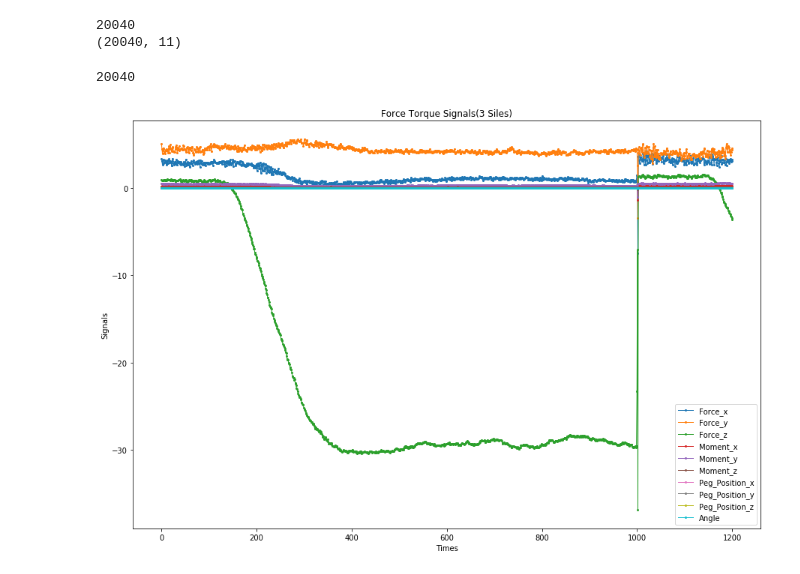
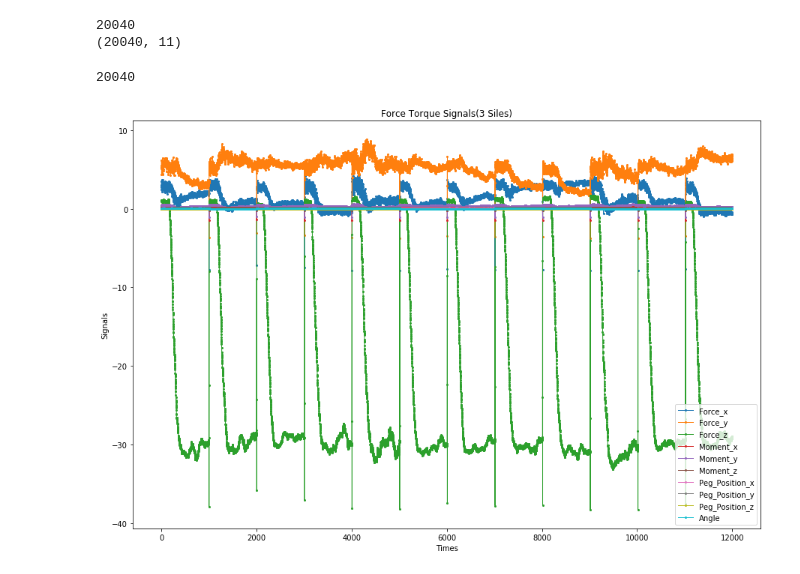
Before and after one commit to huangjiancong1/generate_signals, a Jupyter notebook: experiments/VAE_ALL_slides/Test_VAE with F_T_sensor_all_sides_scaled_unscaled_11_dim.ipynb, the cells around one changed output. Cells and saved outputs as stored; diff of their text form; code cells hidden in the pictures.

```diff
--- a/experiments/VAE_ALL_slides/Test_VAE with F_T_sensor_all_sides_scaled_unscaled_11_dim.ipynb
+++ b/experiments/VAE_ALL_slides/Test_VAE with F_T_sensor_all_sides_scaled_unscaled_11_dim.ipynb
@@ -299,16 +299,45 @@ plt.show()
 [figure]
 # %%
 # batch_size = 10
-z = torch.randn([batch_size*100, 2]).to(device)
+# z = torch.randn([batch_size*100, 2]).to(device)
+# a = torch.normal(mean=0,std=torch.arange(1,6))
 # z = np.random.normal(0,0.1,10)
-print(z)
+
+z = torch.tensor(
+    [[1,-1],
+    [2,3],
+    [-1,2],
+    [-1.5,2.9],
+    [1,-3.1],
+    [0,2],
+    [0.13, 0.8],
+    [3,-1],
+    [2,-1.3],
+    [2,3],
+    [-1,2],
+    [-1.5,2.9],
+    [1,-3.1],
+    [0,2],
+    [0.13, 0.8],
+    [3,-1],
+    [2,-1.3],
+    [0.13, 0.8],
+    [3,-1],
+    [-0.3,2]]
+                ).to(device)
+
+print(len(z))
+
 # z = torch.FloatTensor(z).to(device)
 visual_z = z.cpu().numpy()
+print(visual_z)
 
 import matplotlib.pyplot as plt
 import numpy as np
 X = visual_z[:,0]
+print(X)
 Y = visual_z[:,1]
+print(Y)
 
 colors = np.arctan(Y,X) # color
 
@@ -396,7 +435,7 @@ sides = z_generated_signals
 print(len(sides))
 
 first = 0
-slip = 1200
+slip = 12000
 
 # Peg_Position_x = sides[:,0]
 Peg_Position_x = sides[:,0][first:slip]
@@ -451,31 +490,31 @@ Moment_z = sides[:,9][first:slip]
 # print(min(Counter))
 # print(max(Counter))
 
 
 # x = Time
 x = np.linspace(0,len(Moment_z),len(Moment_z))
 
 plt.plot(x, Force_x, marker='o', linestyle='-', markersize=2, linewidth=1, label='Force_x')
 plt.plot(x, Force_y, marker='o', linestyle='-', markersize=2, linewidth=1, label='Force_y')
 plt.plot(x, Force_z, marker='o', linestyle='-', markersize=2, linewidth=1, label='Force_z')
 
 plt.plot(x, Moment_x, marker='o', linestyle='-', markersize=2, linewidth=1, label='Moment_x')
 plt.plot(x, Moment_y, marker='o', linestyle='-', markersize=2, linewidth=1, label='Moment_y')
 plt.plot(x, Moment_z, marker='o', linestyle='-', markersize=2, linewidth=1, label='Moment_z')
 
 plt.plot(x, Peg_Position_x, marker='o', linestyle='-', markersize=2, linewidth=1, label='Peg_Position_x')
 plt.plot(x, Peg_Position_y, marker='o', linestyle='-', markersize=2, linewidth=1, label='Peg_Position_y')
 plt.plot(x, Peg_Position_z, marker='o', linestyle='-', markersize=2, linewidth=1, label='Peg_Position_z')
 
 plt.plot(x, Angle, marker='o', linestyle='-', markersize=2, linewidth=1, label='Angle')
 # plt.plot(x, Counter, marker='o', linestyle='-', markersize=2, linewidth=1, label='Counter')
 
 
 plt.xlabel('Times')
 plt.ylabel('Signals')
 plt.title('Force Torque Signals(3 Siles)')
 plt.legend(loc='lower right')
 plt.show()
 # %% [output]
 20040
-[figure, old version]
+[figure, new version]
```
Also changed, not shown: parts of 6 cells of this notebook, 1 other file.
